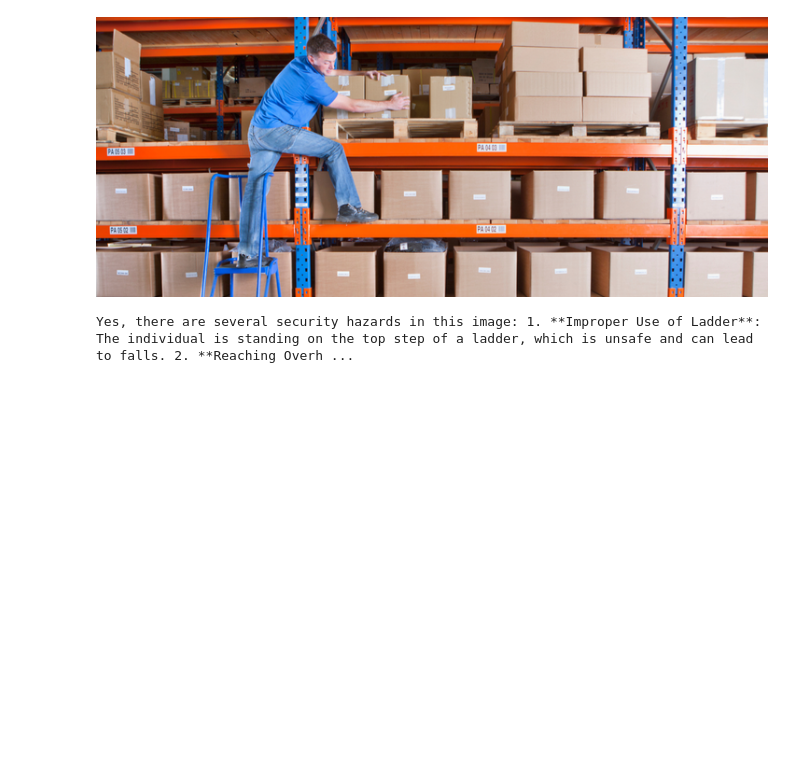
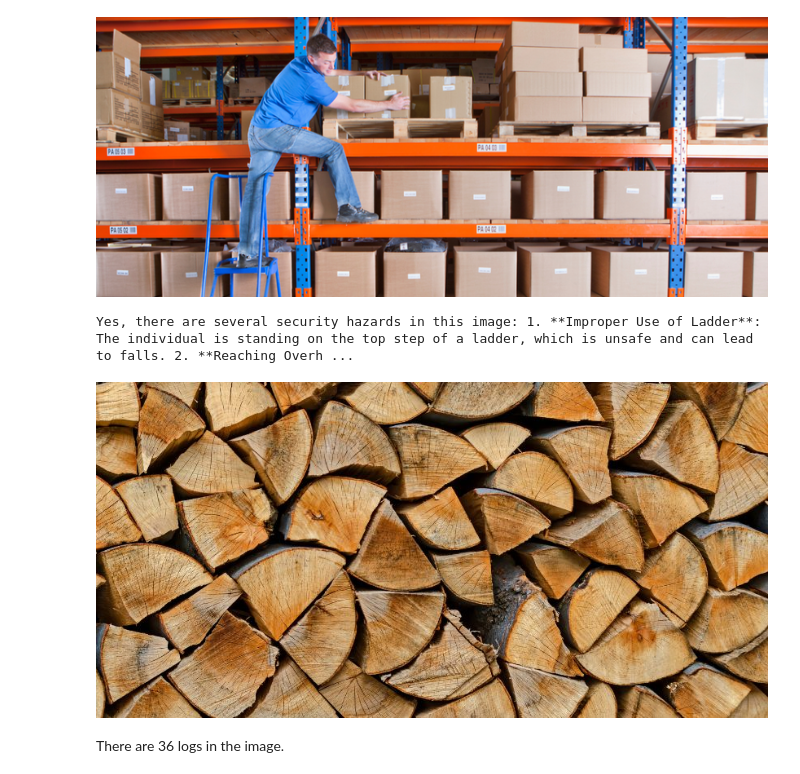
Before and after one commit to denisa-ms/azure-openai-code-samples, a Jupyter notebook: GPT4o/Use GPT4o with images.ipynb, the cells around one changed output. Cells and saved outputs as stored; diff of their text form; code cells hidden in the pictures; blank space fills up the shorter version.

Commit message:
images

```diff
--- a/GPT4o/Use GPT4o with images.ipynb
+++ b/GPT4o/Use GPT4o with images.ipynb
@@ -125,3 +125,12 @@ display(HTML(result))
 # %% [output]
 [figure]
 Yes, there are several security hazards in this image: 1. **Improper Use of Ladder**: The individual is standing on the top step of a ladder, which is unsafe and can lead to falls. 2. **Reaching Overh ...
+# %%
+IMAGE_PATH = "./data/logs2.jpg"
+base64_image = encode_image(IMAGE_PATH)
+display(Image(IMAGE_PATH))
+result = ask_question(base64_image, "How many logs in the image?")
+display(HTML(result))
+# %% [output]
+[figure, added]
+There are 36 logs in the image.
```
Also changed, not shown: 2 other files.
